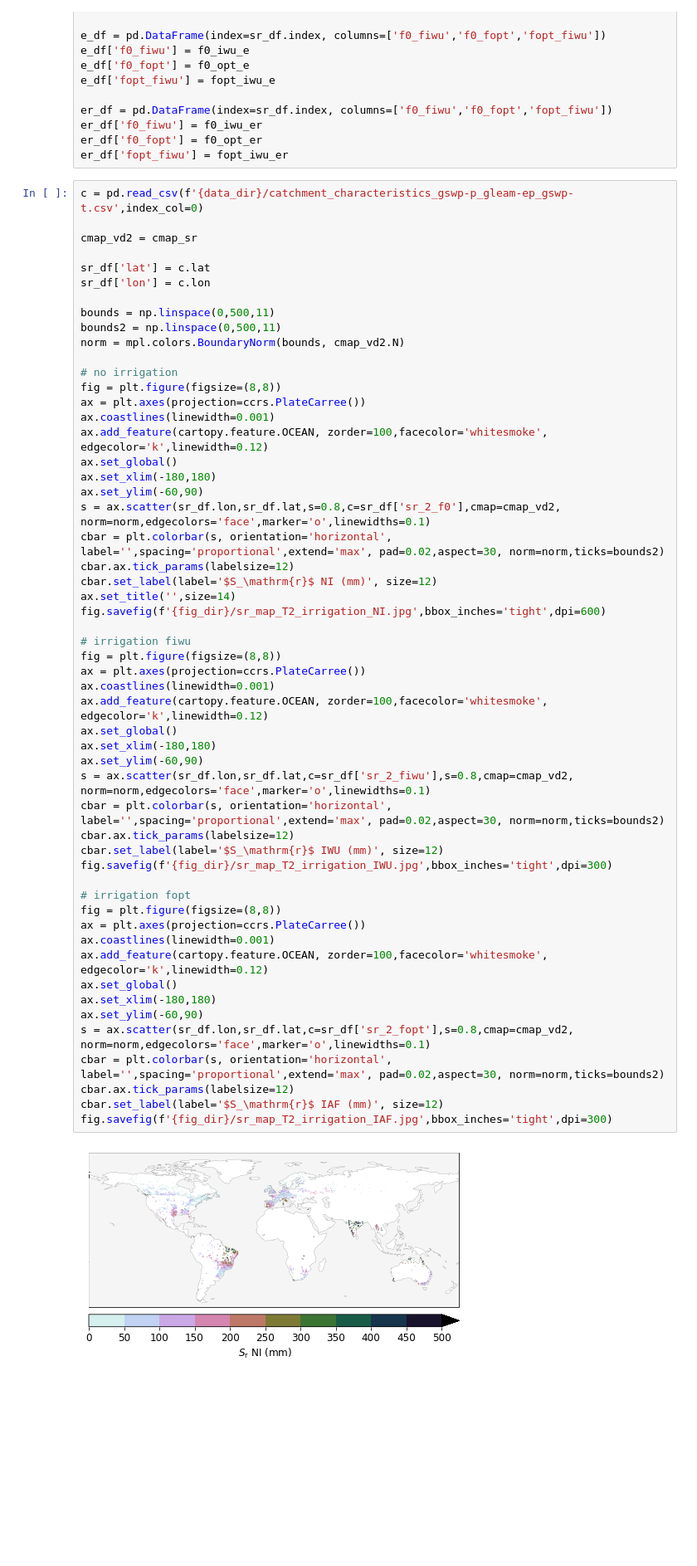
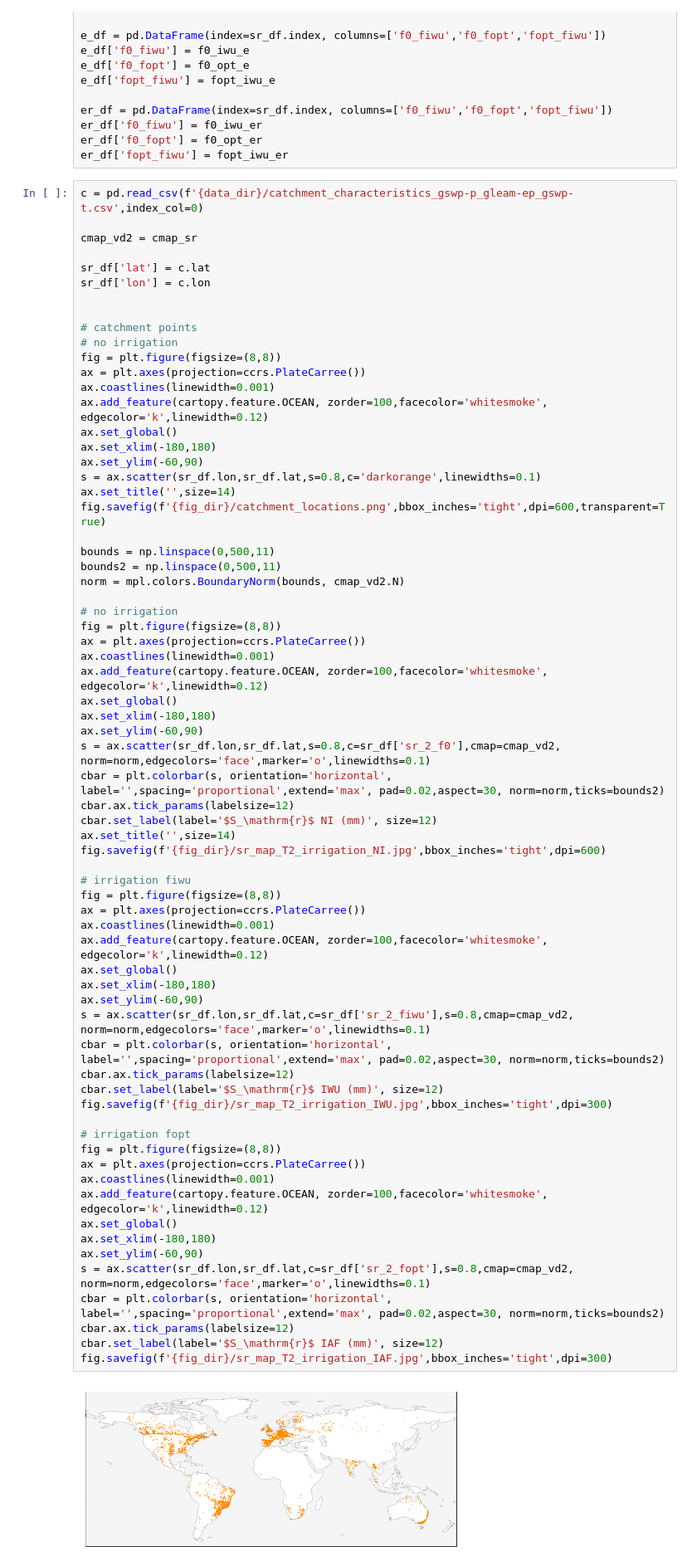
Before and after one commit to fvanoorschot/global_sr_module, a Jupyter notebook: final_irrigation_paper_figures.ipynb, the cells around one changed output. Shown at 83% size. Drawn from its saved outputs; the diff is of its cells as text; blank space fills up the shorter version.

```diff
--- a/final_irrigation_paper_figures.ipynb
+++ b/final_irrigation_paper_figures.ipynb
@@ -637,6 +637,20 @@ cmap_vd2 = cmap_sr
 
 sr_df['lat'] = c.lat
 sr_df['lon'] = c.lon
+
+
+# catchment points
+# no irrigation
+fig = plt.figure(figsize=(8,8))
+ax = plt.axes(projection=ccrs.PlateCarree())
+ax.coastlines(linewidth=0.001)
+ax.add_feature(cartopy.feature.OCEAN, zorder=100,facecolor='whitesmoke', edgecolor='k',linewidth=0.12)
+ax.set_global()
+ax.set_xlim(-180,180)
+ax.set_ylim(-60,90)
+s = ax.scatter(sr_df.lon,sr_df.lat,s=0.8,c='darkorange',linewidths=0.1)
+ax.set_title('',size=14)
+fig.savefig(f'{fig_dir}/catchment_locations.png',bbox_inches='tight',dpi=600,transparent=True)
 
 bounds = np.linspace(0,500,11)
 bounds2 = np.linspace(0,500,11)
@@ -658,31 +672,31 @@ ax.set_title('',size=14)
 fig.savefig(f'{fig_dir}/sr_map_T2_irrigation_NI.jpg',bbox_inches='tight',dpi=600)
 
 # irrigation fiwu
 fig = plt.figure(figsize=(8,8))
 ax = plt.axes(projection=ccrs.PlateCarree())
 ax.coastlines(linewidth=0.001)
 ax.add_feature(cartopy.feature.OCEAN, zorder=100,facecolor='whitesmoke', edgecolor='k',linewidth=0.12)
 ax.set_global()
 ax.set_xlim(-180,180)
 ax.set_ylim(-60,90)
 s = ax.scatter(sr_df.lon,sr_df.lat,c=sr_df['sr_2_fiwu'],s=0.8,cmap=cmap_vd2, norm=norm,edgecolors='face',marker='o',linewidths=0.1)
 cbar = plt.colorbar(s, orientation='horizontal', label='',spacing='proportional',extend='max', pad=0.02,aspect=30, norm=norm,ticks=bounds2)
 cbar.ax.tick_params(labelsize=12)
 cbar.set_label(label='$S_\mathrm{r}$ IWU (mm)', size=12)
 fig.savefig(f'{fig_dir}/sr_map_T2_irrigation_IWU.jpg',bbox_inches='tight',dpi=300)
 
 # irrigation fopt
 fig = plt.figure(figsize=(8,8))
 ax = plt.axes(projection=ccrs.PlateCarree())
 ax.coastlines(linewidth=0.001)
 ax.add_feature(cartopy.feature.OCEAN, zorder=100,facecolor='whitesmoke', edgecolor='k',linewidth=0.12)
 ax.set_global()
 ax.set_xlim(-180,180)
 ax.set_ylim(-60,90)
 s = ax.scatter(sr_df.lon,sr_df.lat,c=sr_df['sr_2_fopt'],s=0.8,cmap=cmap_vd2, norm=norm,edgecolors='face',marker='o',linewidths=0.1)
 cbar = plt.colorbar(s, orientation='horizontal', label='',spacing='proportional',extend='max', pad=0.02,aspect=30, norm=norm,ticks=bounds2)
 cbar.ax.tick_params(labelsize=12)
 cbar.set_label(label='$S_\mathrm{r}$ IAF (mm)', size=12)
 fig.savefig(f'{fig_dir}/sr_map_T2_irrigation_IAF.jpg',bbox_inches='tight',dpi=300)
 # %% [output]
-[figure, old version]
+[figure, new version]
```
Also changed, not shown: parts of 6 cells of this notebook, 2 other files.
